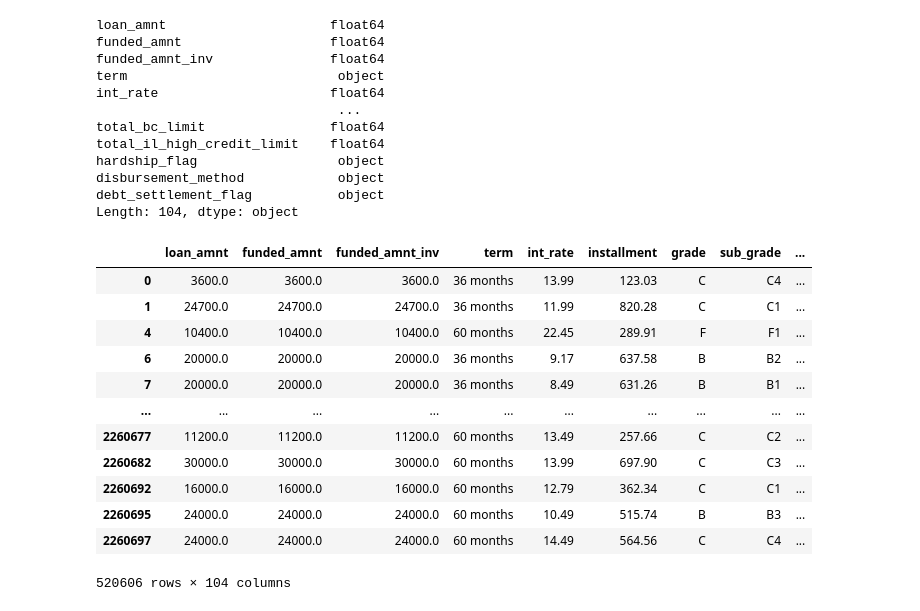
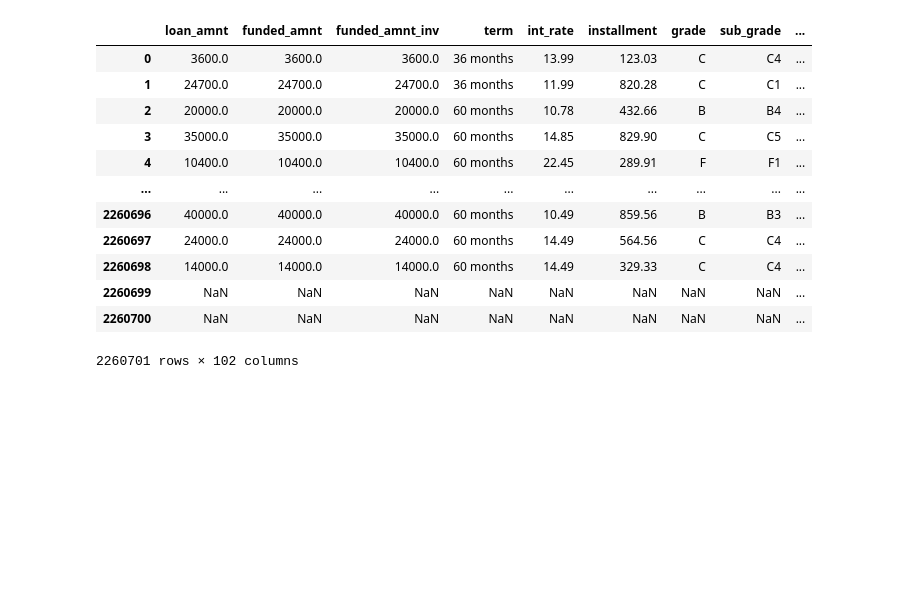
Before and after one commit to Zach-schwark/Honours-Research, a Jupyter notebook: Data/data_preprocessing.ipynb, the cells around one changed output. Cells and saved outputs as stored; diff of their text form; code cells hidden in the pictures; blank space fills up the shorter version.

```diff
--- a/Data/data_preprocessing.ipynb
+++ b/Data/data_preprocessing.ipynb
@@ -7,51 +7,39 @@ from sklearn.preprocessing import MinMaxScaler, KBinsDiscretizer
 # %%
 # import data
 data = pd.read_csv("accepted_2007_to_2018Q4.csv", engine='c')
 data = data.drop(['id', 'member_id', 'settlement_term','settlement_percentage', 'settlement_amount', 'settlement_date','settlement_status', 'debt_settlement_flag_date', 'hardship_last_payment_amount', 'hardship_payoff_balance_amount', 'orig_projected_additional_accrued_interest',
            'hardship_loan_status', 'hardship_dpd', 'hardship_length','payment_plan_start_date','hardship_end_date', 'hardship_start_date', 'hardship_amount', 'deferral_term', 'hardship_status', 'hardship_reason', 'hardship_type',
            'sec_app_mths_since_last_major_derog', 'sec_app_collections_12_mths_ex_med', 'sec_app_chargeoff_within_12_mths', 'sec_app_num_rev_accts', 'sec_app_open_act_il', 'sec_app_revol_util', 'sec_app_open_acc', 'sec_app_mort_acc',
            'sec_app_inq_last_6mths', 'sec_app_earliest_cr_line', 'sec_app_fico_range_high', 'sec_app_fico_range_low', 'verification_status_joint', 'dti_joint', 'annual_inc_joint', 'desc', 'url', 'revol_bal_joint','mths_since_last_record', 'mths_since_recent_bc_dlq', 'mths_since_last_major_derog', 'mths_since_recent_revol_delinq', 'next_pymnt_d',
-           'il_util', 'mths_since_rcnt_il' ], axis=1)
+           'il_util', 'mths_since_rcnt_il','mths_since_last_delinq', 'zip_code' ], axis=1)
 
-data = data.dropna()
+#data = data.dropna()
 #data
 # maybe takeout these features as well:
 # debt_settlement_flag
 
 # I have left 'hardship_flag' included
 
 # features removed on the second round of cleaning after looking at amount of missing rows in excel
-#'mths_since_last_record', 'mths_since_recent_bc_dlq', 'mths_since_last_major_derog', 'mths_since_recent_revol_delinq', 'next_pymnt_d'
+#'mths_since_last_record', 'mths_since_recent_bc_dlq', 'mths_since_last_major_derog', 'mths_since_recent_revol_delinq', 'next_pymnt_d', 'mths_since_last_delinq'
+
+# i removed zip codes since i couldnt categorize or group areas toghether, since the zip codes were obscured/sensored / hidden the original value
 
 # idk what 'il_util' is but i removed it
 data.convert_dtypes()
 data.dtypes
+display(data)
 # %% [output]
+|  | loan_amnt | funded_amnt | funded_amnt_inv | term | int_rate | installment | grade | sub_grade | ... |
+| 0 | 3600.0 | 3600.0 | 3600.0 | 36 months | 13.99 | 123.03 | C | C4 | ... |
+| 1 | 24700.0 | 24700.0 | 24700.0 | 36 months | 11.99 | 820.28 | C | C1 | ... |
+| 2 | 20000.0 | 20000.0 | 20000.0 | 60 months | 10.78 | 432.66 | B | B4 | ... |
+| 3 | 35000.0 | 35000.0 | 35000.0 | 60 months | 14.85 | 829.90 | C | C5 | ... |
+| 4 | 10400.0 | 10400.0 | 10400.0 | 60 months | 22.45 | 289.91 | F | F1 | ... |
+| ... | ... | ... | ... | ... | ... | ... | ... | ... | ... |
+| 2260696 | 40000.0 | 40000.0 | 40000.0 | 60 months | 10.49 | 859.56 | B | B3 | ... |
+| 2260697 | 24000.0 | 24000.0 | 24000.0 | 60 months | 14.49 | 564.56 | C | C4 | ... |
+| 2260698 | 14000.0 | 14000.0 | 14000.0 | 60 months | 14.49 | 329.33 | C | C4 | ... |
+| 2260699 | NaN | NaN | NaN | NaN | NaN | NaN | NaN | NaN | ... |
+| 2260700 | NaN | NaN | NaN | NaN | NaN | NaN | NaN | NaN | ... |
-loan_amnt                     float64
-funded_amnt                   float64
-funded_amnt_inv               float64
-term                           object
-int_rate                      float64
-                               ...
-total_bc_limit                float64
-total_il_high_credit_limit    float64
-hardship_flag                  object
-disbursement_method            object
-debt_settlement_flag           object
-Length: 104, dtype: object
+2260701 rows × 102 columns
-# %%
-data
-# %% [output]
-|  | loan_amnt | funded_amnt | funded_amnt_inv | term | int_rate | installment | grade | sub_grade | ... |
-| 0 | 3600.0 | 3600.0 | 3600.0 | 36 months | 13.99 | 123.03 | C | C4 | ... |
-| 1 | 24700.0 | 24700.0 | 24700.0 | 36 months | 11.99 | 820.28 | C | C1 | ... |
-| 4 | 10400.0 | 10400.0 | 10400.0 | 60 months | 22.45 | 289.91 | F | F1 | ... |
-| 6 | 20000.0 | 20000.0 | 20000.0 | 36 months | 9.17 | 637.58 | B | B2 | ... |
-| 7 | 20000.0 | 20000.0 | 20000.0 | 36 months | 8.49 | 631.26 | B | B1 | ... |
-| ... | ... | ... | ... | ... | ... | ... | ... | ... | ... |
-| 2260677 | 11200.0 | 11200.0 | 11200.0 | 60 months | 13.49 | 257.66 | C | C2 | ... |
-| 2260682 | 30000.0 | 30000.0 | 30000.0 | 60 months | 13.99 | 697.90 | C | C3 | ... |
-| 2260692 | 16000.0 | 16000.0 | 16000.0 | 60 months | 12.79 | 362.34 | C | C1 | ... |
-| 2260695 | 24000.0 | 24000.0 | 24000.0 | 60 months | 10.49 | 515.74 | B | B3 | ... |
-| 2260697 | 24000.0 | 24000.0 | 24000.0 | 60 months | 14.49 | 564.56 | C | C4 | ... |
-520606 rows × 104 columns
```
Also changed, not shown: parts of 6 cells of this notebook.
